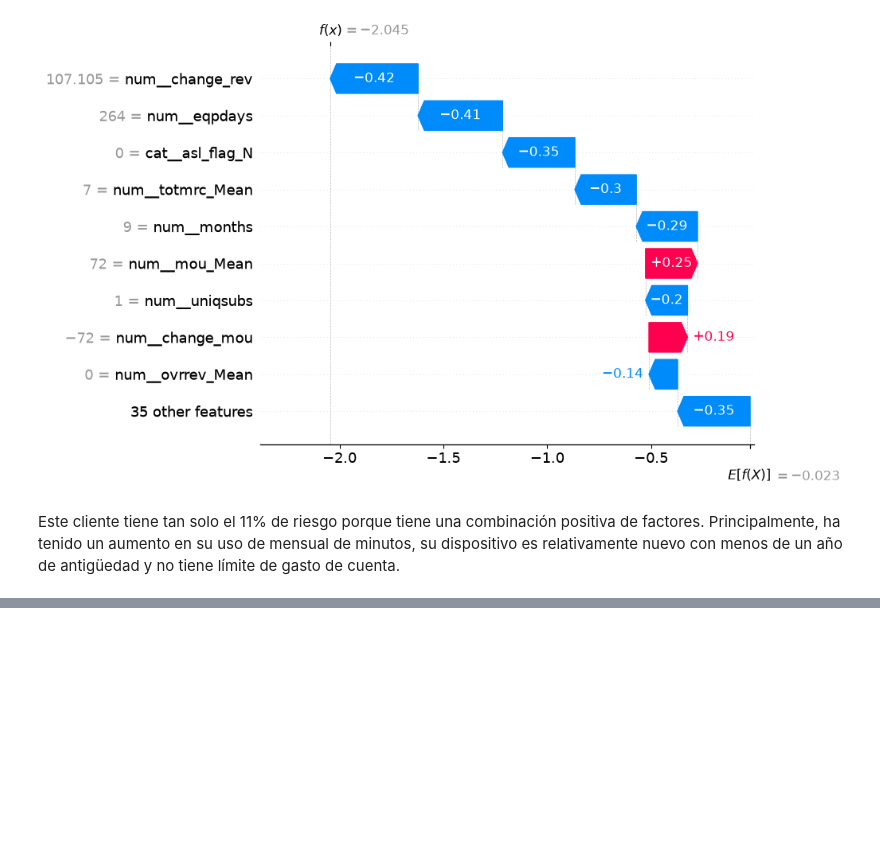
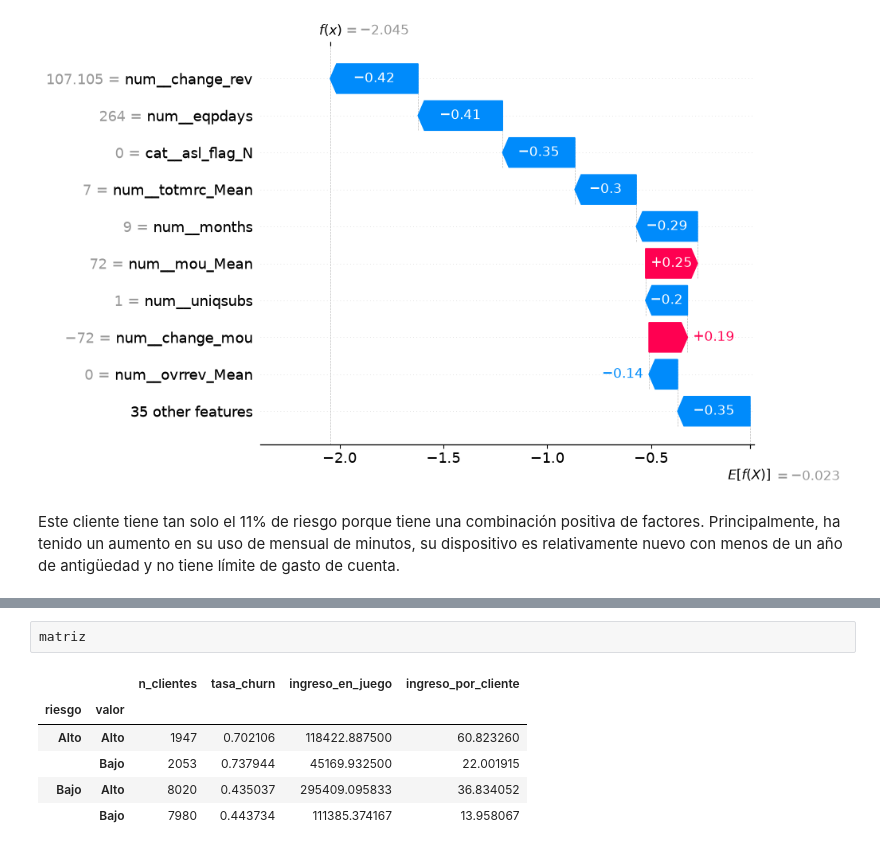
Before and after one commit to DpalaciosR20/churn-sdg, a Jupyter notebook: notebooks/05_explicabilidad.ipynb, the cells around one changed output, grey strips where cells are left out. Cells and saved outputs as stored; diff of their text form; blank space fills up the shorter version.

```diff
--- a/notebooks/05_explicabilidad.ipynb
+++ b/notebooks/05_explicabilidad.ipynb
@@ -304,0 +330,9 @@ Este cliente tiene tan solo el 11% de riesgo porque tiene una combinación posit
+# %%
+matriz
+# %% [output]
+|  |  | n_clientes | tasa_churn | ingreso_en_juego | ingreso_por_cliente |
+| riesgo | valor |  |  |  |  |
+| Alto | Alto | 1947 | 0.702106 | 118422.887500 | 60.823260 |
+|  | Bajo | 2053 | 0.737944 | 45169.932500 | 22.001915 |
+| Bajo | Alto | 8020 | 0.435037 | 295409.095833 | 36.834052 |
+|  | Bajo | 7980 | 0.443734 | 111385.374167 | 13.958067 |
```
Also changed, not shown: parts of 9 cells of this notebook, 3 other files.
